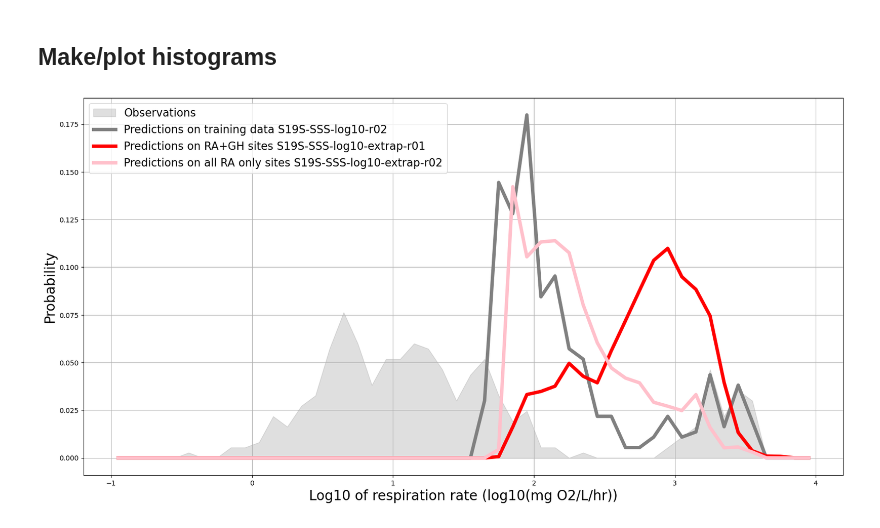
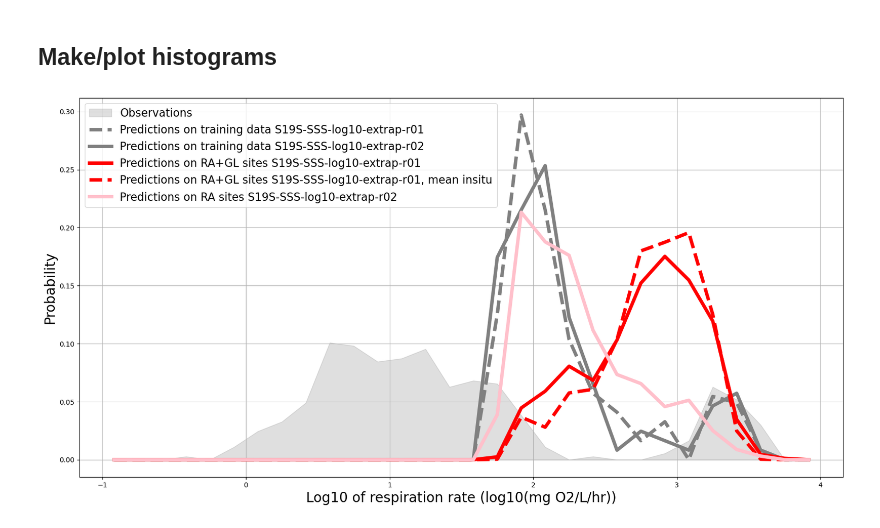
Before and after one commit to parallelworks/sl-archive-whondrs, a Jupyter notebook: examples/fig08-prediction-histograms.ipynb, the cells around one changed output. Saved outputs shown, nothing was run; the diff lists cells and outputs as text; code cells hidden in the pictures.

```diff
--- a/examples/fig08-prediction-histograms.ipynb
+++ b/examples/fig08-prediction-histograms.ipynb
@@ -8,16 +8,20 @@ import matplotlib.pyplot as plt
 ## Load data
 # %%
 observed = pd.read_csv('WHONDRS_S19S_SSS_merged.csv')
-train_predict = pd.read_csv('WHONDRS_S19S-SSS-log10-r02_predictions.csv')
-extrap1_predict = pd.read_csv('RiverAtlas_GLORICH_S19S-SSS-log10-extrap-r01_predictions.csv')
-extrap1_ADJ_predict = pd.read_csv('RiverAtlas_GLORICH_S19S-SSS-log10-extrap-r01_bias_adj_predictions.csv')
+
+train_predict_1 = pd.read_csv('WHONDRS_S19S-SSS-log10-extrap-r01_predictions.csv')
+train_predict_2 = pd.read_csv('WHONDRS_S19S-SSS-log10-extrap-r02_predictions.csv')
+
+extrap1_predict = pd.read_csv('RiverAtlas_GLORICH_S19S-SSS-log10-extrap-r01_ele_corrected_O2_predictions.csv')
+extrap1_ADJ_predict = pd.read_csv('RiverAtlas_GLORICH_S19S-SSS-log10-extrap-r01_mean_insitu_predictions.csv')
+
 !gunzip -c grdb_S19S-SSS-log10-extrap-r02_predictions.csv.gz > grdb_predictions.csv
 extrap2_predict = pd.read_csv('grdb_predictions.csv')
 !rm grdb_predictions.csv
 # %% [markdown]
 ## Define histogram binning
 # %%
-nbin = 50
+nbin = 30
 min_bin = -1.0
 max_bin = 4.0
 # %% [markdown]
@@ -42,7 +46,13 @@ ax.fill_between((bins[:-1]+bins[1:])/2,0,counts/np.sum(counts), color=('gray'),
 # Training set
 #=================================================
 counts, bins = np.histogram(np.log10(np.abs(
-    train_predict[
+    train_predict_1[
+        'Normalized_Respiration_Rate_mg_DO_per_H_per_L_sediment'])), bins=nbin, range=(min_bin,max_bin))
+
+ax.plot((bins[:-1]+bins[1:])/2,counts/np.sum(counts), color=('gray'), linewidth=5, linestyle='dashed')
+
+counts, bins = np.histogram(np.log10(np.abs(
+    train_predict_2[
         'Normalized_Respiration_Rate_mg_DO_per_H_per_L_sediment'])), bins=nbin, range=(min_bin,max_bin))
 
 ax.plot((bins[:-1]+bins[1:])/2,counts/np.sum(counts), color=('gray'), linewidth=5)
@@ -65,38 +75,44 @@ counts, bins = np.histogram(np.log10(np.abs(
 #    extrap1_predict['sl_4'],
 #    extrap1_predict['sl_5'],
 #    extrap1_predict['sl_6'],
 #    extrap1_predict['sl_7'],
 #    extrap1_predict['sl_8'],
 #    extrap1_predict['sl_9']))), bins=nbin, range=(min_bin,max_bin))
 
-ax.plot((bins[:-1]+bins[1:])/2,counts/np.sum(counts), color=('red'),linewidth=5)
+ax.plot((bins[:-1]+bins[1:])/2,counts/np.sum(counts), color=('red'), linewidth=5)
 
 #=================================================
 # Extrapolations set 1 ADJ
 #=================================================
-#counts, bins = np.histogram(np.log10(np.abs(
-#    extrap1_ADJ_predict[
-#        'mean'])), bins=nbin, range=(min_bin,max_bin))
-#
-#ax.plot((bins[:-1]+bins[1:])/2,counts/np.sum(counts), color=('orange'), linewidth=5)
+counts, bins = np.histogram(np.log10(np.abs(
+    extrap1_ADJ_predict[
+        'mean'])), bins=nbin, range=(min_bin,max_bin))
+
+ax.plot((bins[:-1]+bins[1:])/2,counts/np.sum(counts), color=('red'), linewidth=5, linestyle='dashed')
 
 #=================================================
 # Extrapolations set 2
 #=================================================
 counts, bins = np.histogram(np.log10(np.abs(
     extrap2_predict[
         'mean'])), bins=nbin, range=(min_bin,max_bin))
 
 ax.plot((bins[:-1]+bins[1:])/2,counts/np.sum(counts), color=('pink'), linewidth=5)
 
 ax.grid()
 ax.set_ylabel('Probability', fontsize=20)
 ax.set_xlabel('Log10 of respiration rate (log10(mg O2/L/hr))', fontsize=20)
-ax.legend(['Observations','Predictions on training data S19S-SSS-log10-r02','Predictions on RA+GH sites S19S-SSS-log10-extrap-r01','Predictions on all RA only sites S19S-SSS-log10-extrap-r02'],fontsize=16)
+ax.legend([
+    'Observations',
+    'Predictions on training data S19S-SSS-log10-extrap-r01',
+    'Predictions on training data S19S-SSS-log10-extrap-r02',
+    'Predictions on RA+GL sites S19S-SSS-log10-extrap-r01',
+    'Predictions on RA+GL sites S19S-SSS-log10-extrap-r01, mean insitu',
+    'Predictions on RA sites S19S-SSS-log10-extrap-r02'],fontsize=16)
 
 #=================================================
 # Write figure to file
 #=================================================
 plt.savefig('fig08-prediction-histograms.pdf')
 # %% [output]
-[figure, old version]
+[figure, new version]
```
Also changed, not shown: 23 other files.
